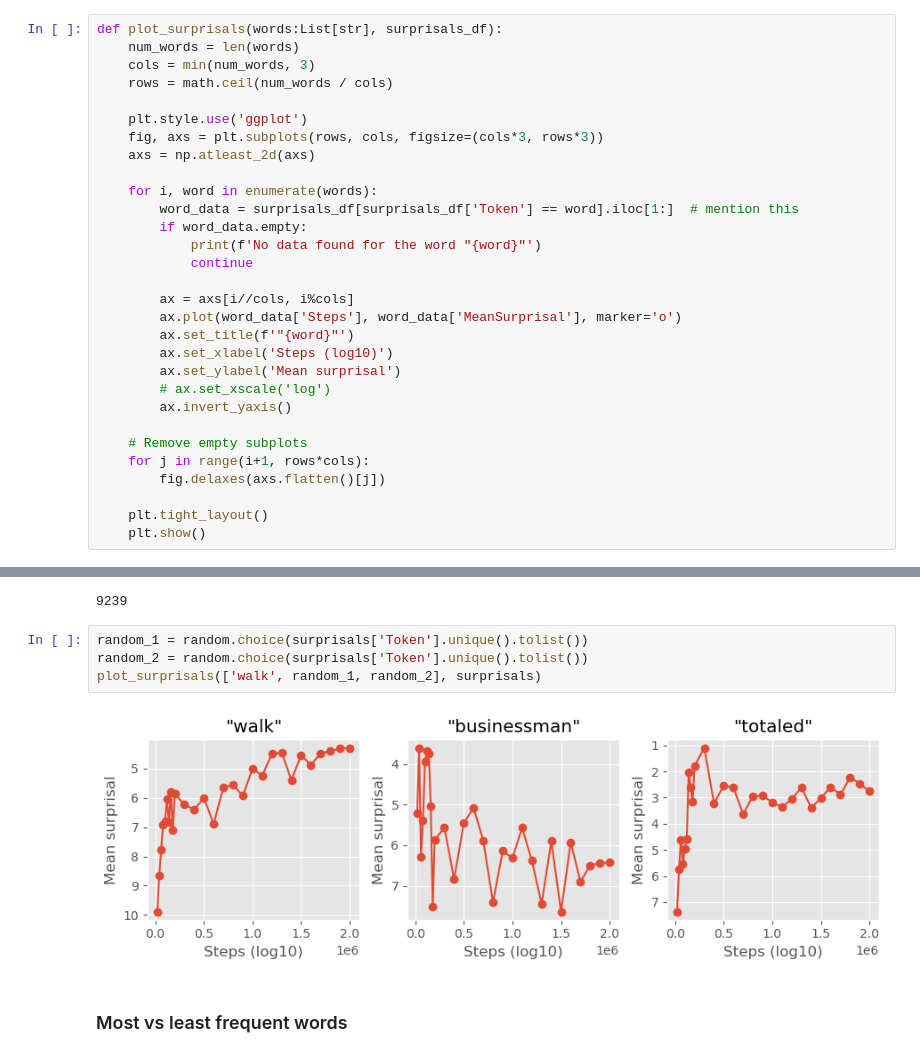
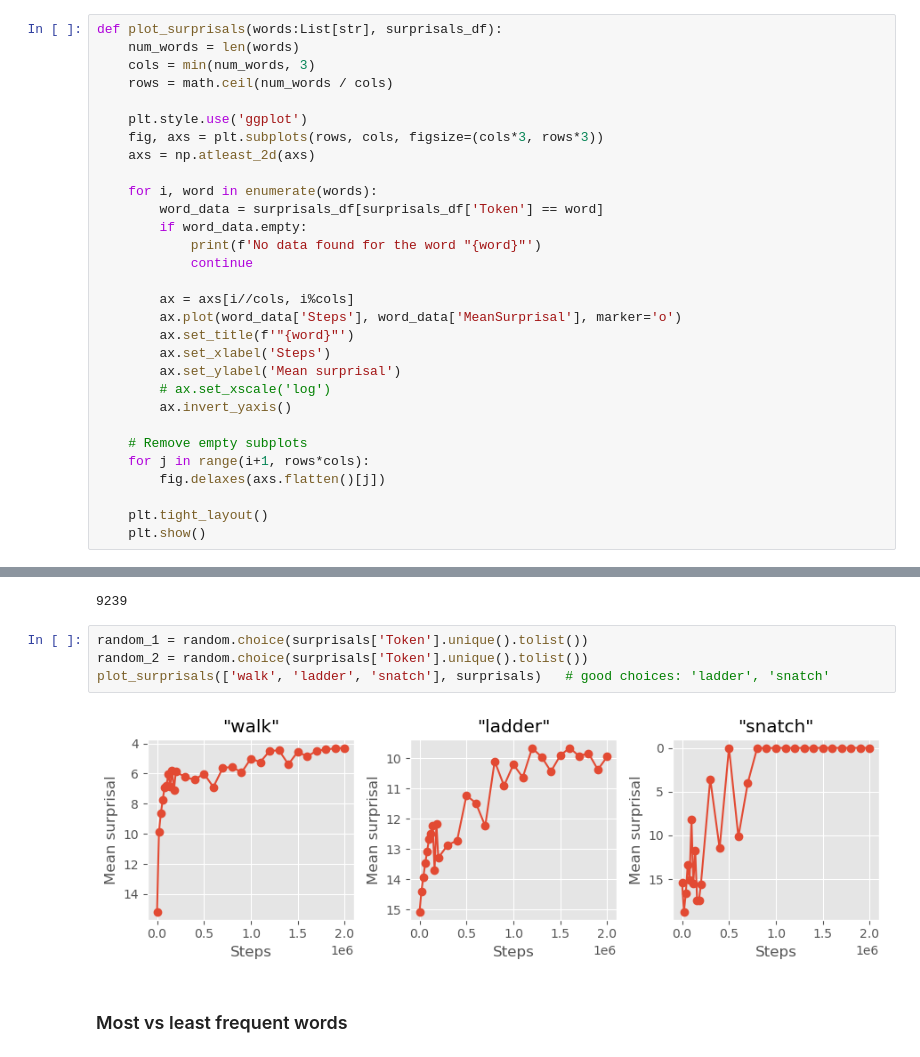
Before and after one commit to NazaninShafiabadi/NeuralLMs, a Jupyter notebook: src/word_acquisition.ipynb, the cells around one changed output, grey strips where cells are left out. Cells and saved outputs as stored; diff of their text form.

Commit message:
added plots to word_acquisition.ipynb

```diff
--- a/src/word_acquisition.ipynb
+++ b/src/word_acquisition.ipynb
@@ -23,7 +23,7 @@ def plot_surprisals(words:List[str], surprisals_df):
     axs = np.atleast_2d(axs)
 
     for i, word in enumerate(words):
-        word_data = surprisals_df[surprisals_df['Token'] == word].iloc[1:]  # mention this
+        word_data = surprisals_df[surprisals_df['Token'] == word]
         if word_data.empty:
             print(f'No data found for the word "{word}"')
             continue
@@ -31,7 +31,7 @@ def plot_surprisals(words:List[str], surprisals_df):
         ax = axs[i//cols, i%cols]
         ax.plot(word_data['Steps'], word_data['MeanSurprisal'], marker='o')
         ax.set_title(f'"{word}"')
-        ax.set_xlabel('Steps (log10)')
+        ax.set_xlabel('Steps')
         ax.set_ylabel('Mean surprisal')
         # ax.set_xscale('log')
         ax.invert_yaxis()
@@ -77,9 +108,9 @@ surprisals['Token'].nunique()
 # %%
 random_1 = random.choice(surprisals['Token'].unique().tolist())
 random_2 = random.choice(surprisals['Token'].unique().tolist())
-plot_surprisals(['walk', random_1, random_2], surprisals)
+plot_surprisals(['walk', 'ladder', 'snatch'], surprisals)   # good choices: 'ladder', 'snatch'
 # %% [output]
-[figure, old version]
+[figure, new version]
 # %% [markdown]
 ### Most vs least frequent words
 # %%
```
Also changed, not shown: parts of 12 cells of this notebook.
